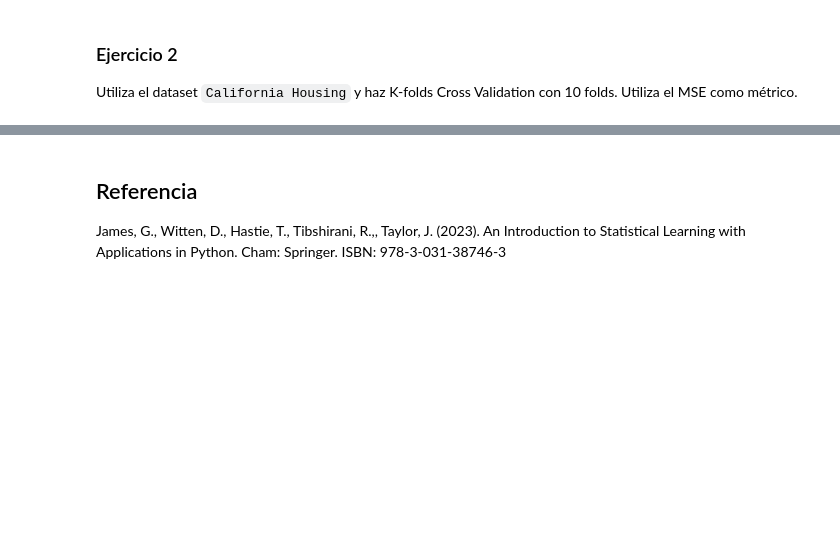
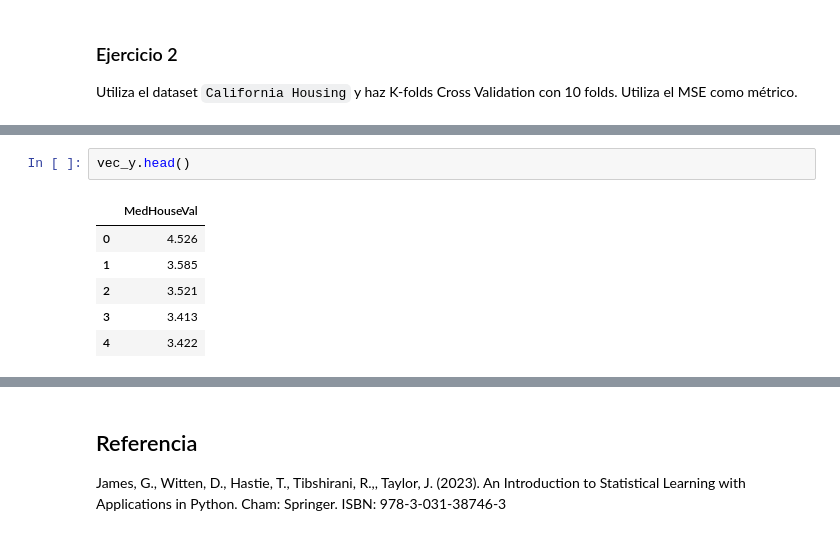
Before and after one commit to navap3206-debug/hello-world, a Jupyter notebook: Lab_R5.ipynb, the cells around one changed output, grey strips where cells are left out. Drawn from its saved outputs; the diff is of its cells as text; blank space fills up the shorter version.

```diff
--- a/Lab_R5.ipynb
+++ b/Lab_R5.ipynb
@@ -195,0 +232,9 @@ Interpreta.
+# %%
+vec_y.head()
+# %% [output]
+|  | MedHouseVal |
+| 0 | 4.526 |
+| 1 | 3.585 |
+| 2 | 3.521 |
+| 3 | 3.413 |
+| 4 | 3.422 |
```
Also changed, not shown: parts of 23 cells of this notebook.
